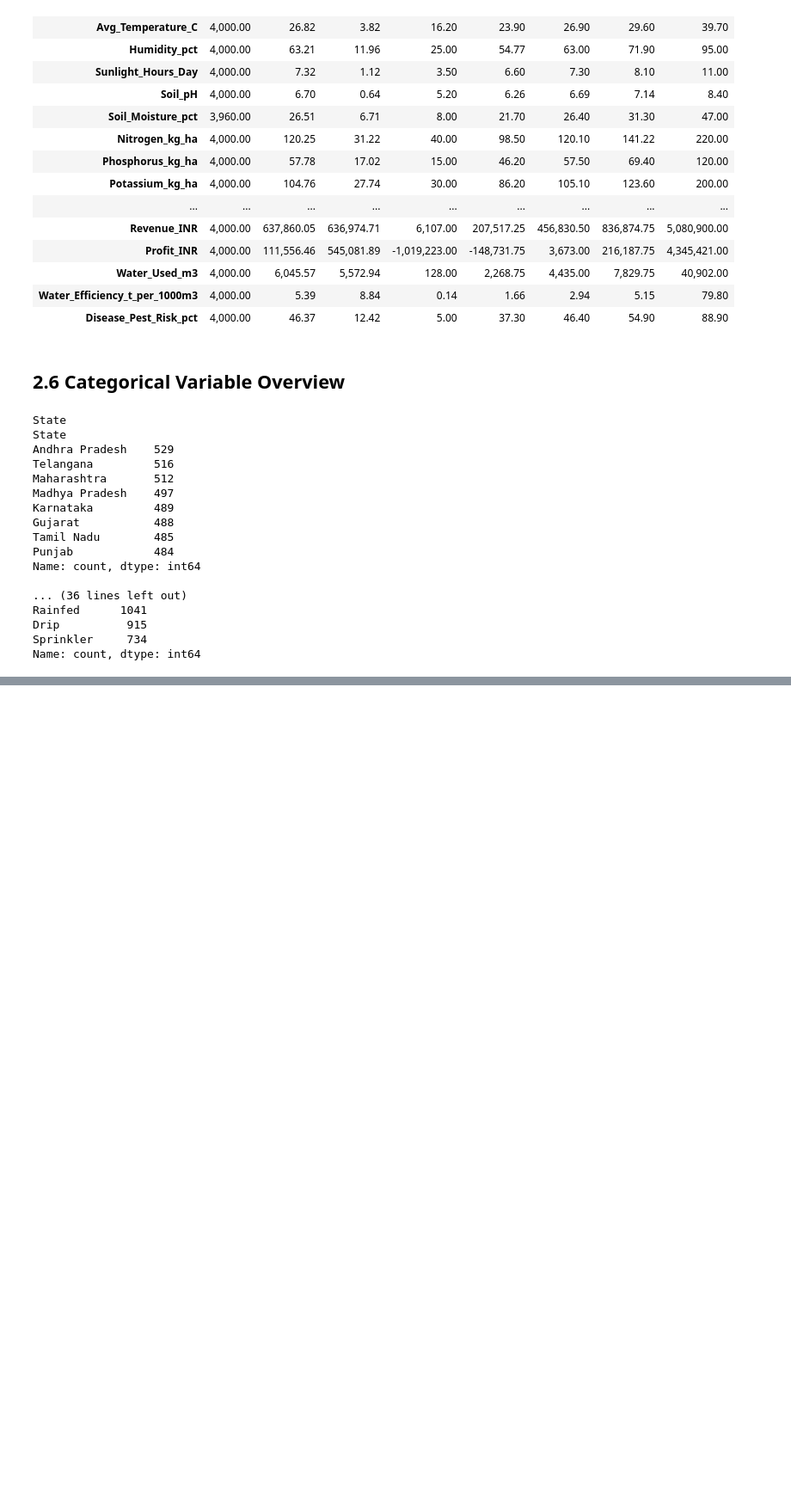
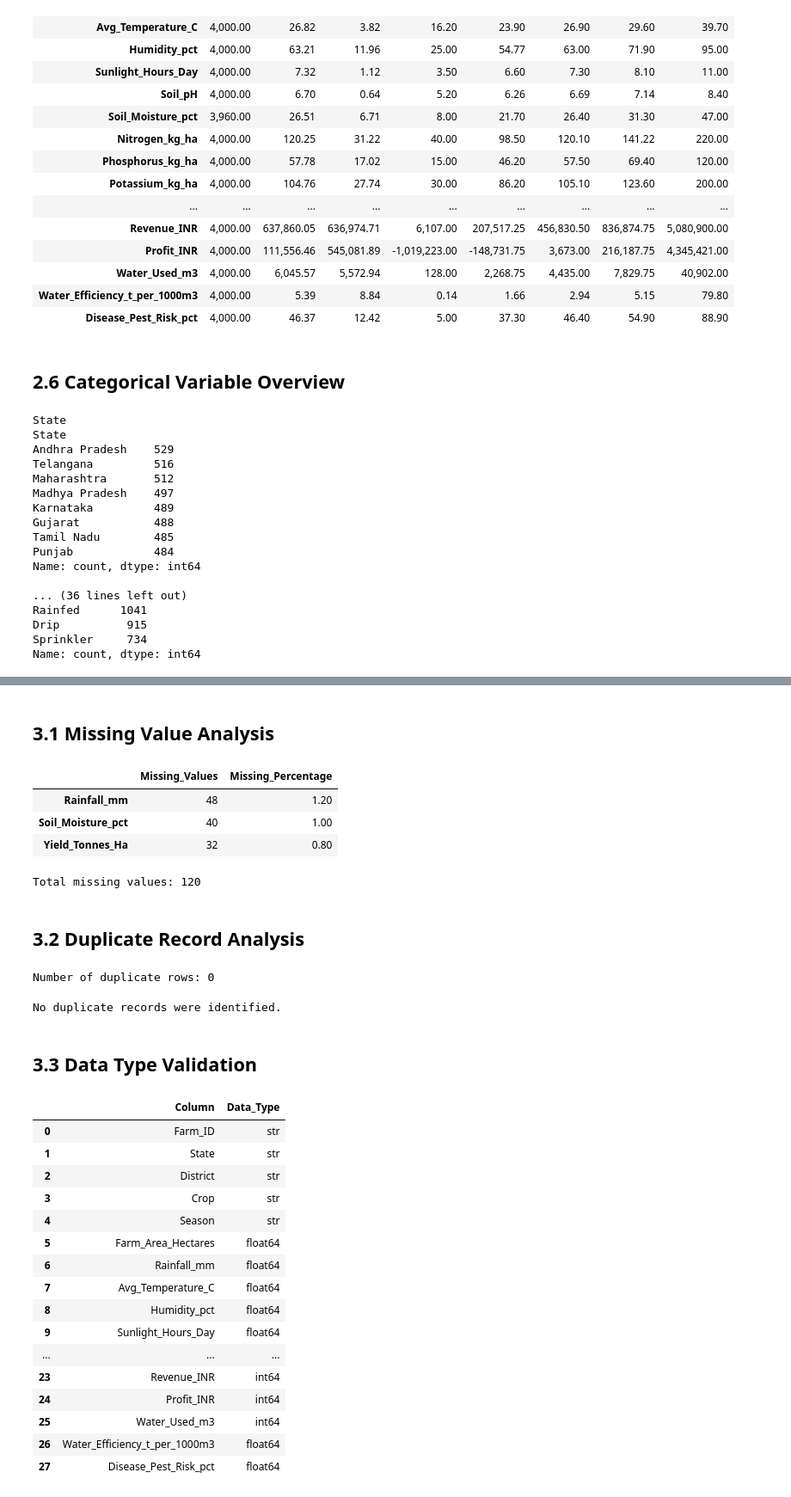
Before and after one commit to TharunPranav2007/Seasonal-Agriculture-Performance-Analysis, a Jupyter notebook: notebooks/seasonal_agriculture_analysis.ipynb, the cells around one changed output, grey strips where cells are left out. Shown at 86% size. Cells and saved outputs as stored; diff of their text form; code cells hidden in the pictures; blank space fills up the shorter version.

```diff
--- a/notebooks/seasonal_agriculture_analysis.ipynb
+++ b/notebooks/seasonal_agriculture_analysis.ipynb
@@ -252,0 +259,73 @@ Name: count, dtype: int64
+# %% [markdown]
+## 3.1 Missing Value Analysis
+# %%
+# Check missing values in each column
+
+missing_values = df.isnull().sum()
+missing_percentage = (df.isnull().mean() * 100)
+
+missing_summary = pd.DataFrame({
+    "Missing_Values": missing_values,
+    "Missing_Percentage": missing_percentage
+})
+
+missing_summary = missing_summary[
+    missing_summary["Missing_Values"] > 0
+].sort_values("Missing_Values", ascending=False)
+
+missing_summary
+# %% [output]
+|  | Missing_Values | Missing_Percentage |
+| Rainfall_mm | 48 | 1.20 |
+| Soil_Moisture_pct | 40 | 1.00 |
+| Yield_Tonnes_Ha | 32 | 0.80 |
+# %%
+print("Total missing values:", df.isnull().sum().sum())
+# %% [output]
+Total missing values: 120
+# %% [markdown]
+## 3.2 Duplicate Record Analysis
+# %%
+# Check for duplicate rows
+
+duplicate_count = df.duplicated().sum()
+
+print("Number of duplicate rows:", duplicate_count)
+# %% [output]
+Number of duplicate rows: 0
+# %%
+if duplicate_count == 0:
+    print("No duplicate records were identified.")
+else:
+    print(f"{duplicate_count} duplicate records were identified.")
+# %% [output]
+No duplicate records were identified.
+# %% [markdown]
+## 3.3 Data Type Validation
+# %%
+# Display data types
+
+dtype_summary = pd.DataFrame({
+    "Column": df.columns,
+    "Data_Type": df.dtypes.astype(str).values
+})
+
+dtype_summary
+# %% [output]
+|  | Column | Data_Type |
+| 0 | Farm_ID | str |
+| 1 | State | str |
+| 2 | District | str |
+| 3 | Crop | str |
+| 4 | Season | str |
+| 5 | Farm_Area_Hectares | float64 |
+| 6 | Rainfall_mm | float64 |
+| 7 | Avg_Temperature_C | float64 |
+| 8 | Humidity_pct | float64 |
+| 9 | Sunlight_Hours_Day | float64 |
+| ... | ... | ... |
+| 23 | Revenue_INR | int64 |
+| 24 | Profit_INR | int64 |
+| 25 | Water_Used_m3 | int64 |
+| 26 | Water_Efficiency_t_per_1000m3 | float64 |
+| 27 | Disease_Pest_Risk_pct | float64 |
```
Also changed, not shown: parts of 15 cells of this notebook.
